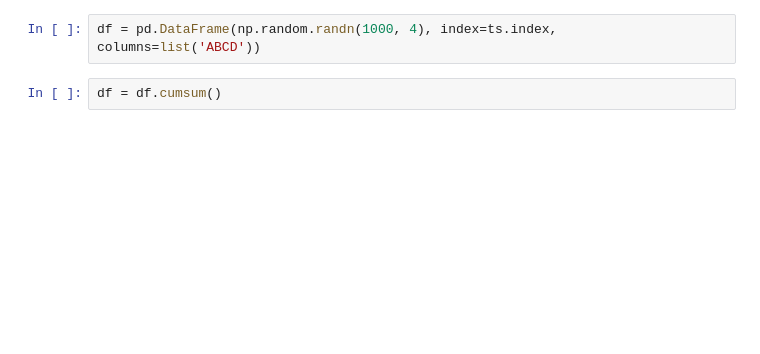
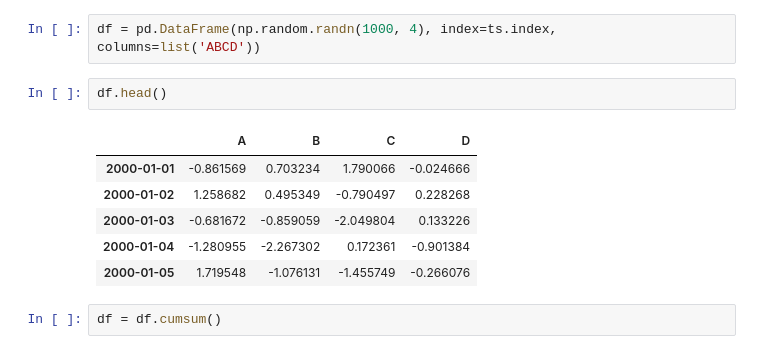
Before and after one commit to nnnnishi/matplotlib-visualization, a Jupyter notebook: line_charts/line_charts.ipynb, the cells around one changed output. Cells and saved outputs as stored; diff of their text form; blank space fills up the shorter version.

Commit message:
show data head

```diff
--- a/line_charts/line_charts.ipynb
+++ b/line_charts/line_charts.ipynb
@@ -24,4 +41,13 @@ ts.plot()
 # %%
 df = pd.DataFrame(np.random.randn(1000, 4), index=ts.index, columns=list('ABCD'))
+# %%
+df.head()
+# %% [output]
+|  | A | B | C | D |
+| 2000-01-01 | -0.861569 | 0.703234 | 1.790066 | -0.024666 |
+| 2000-01-02 | 1.258682 | 0.495349 | -0.790497 | 0.228268 |
+| 2000-01-03 | -0.681672 | -0.859059 | -2.049804 | 0.133226 |
+| 2000-01-04 | -1.280955 | -2.267302 | 0.172361 | -0.901384 |
+| 2000-01-05 | 1.719548 | -1.076131 | -1.455749 | -0.266076 |
 # %%
 df = df.cumsum()
```
Also changed, not shown: parts of 7 cells of this notebook.
